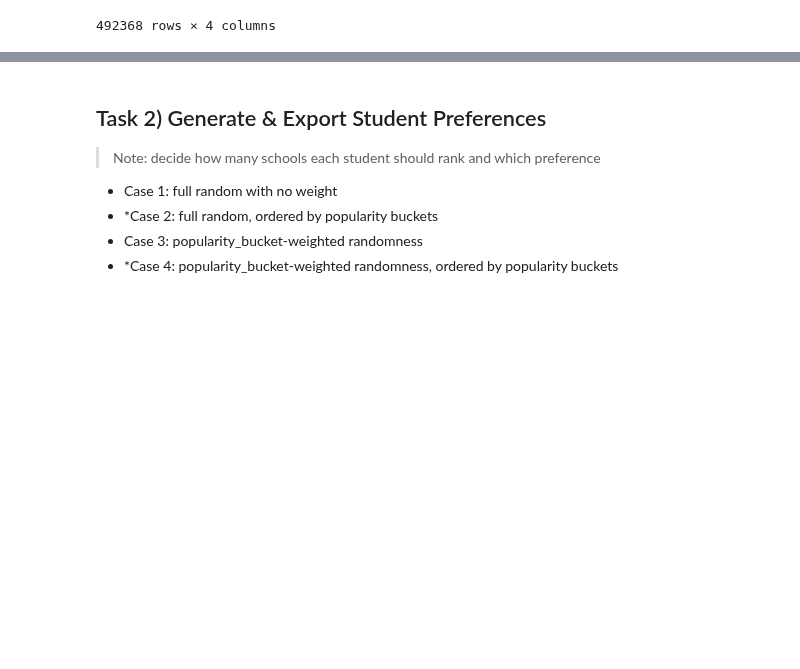
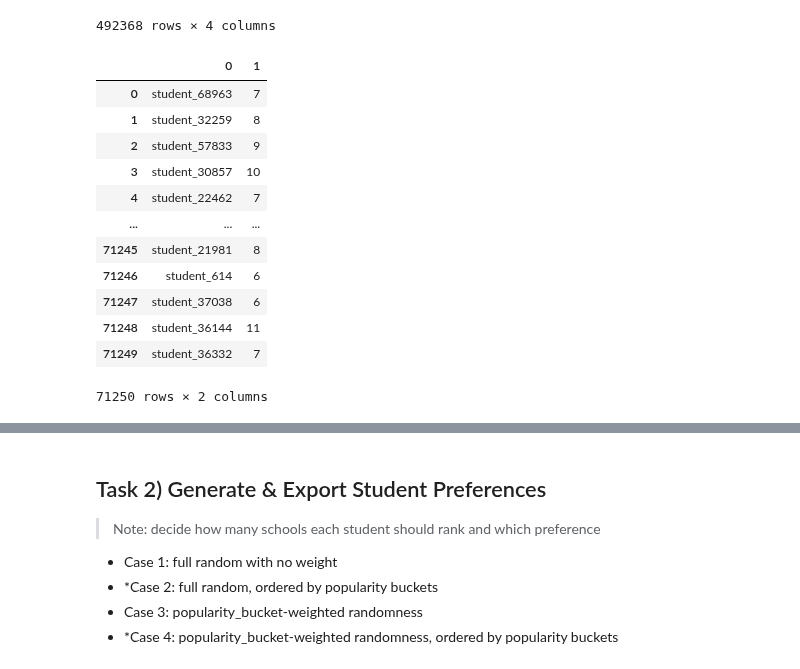
Before and after one commit to KoraSHughes/DataLife, a Jupyter notebook: BackEnd/load.ipynb, the cells around one changed output, grey strips where cells are left out. Drawn from its saved outputs; the diff is of its cells as text; code cells hidden in the pictures; blank space fills up the shorter version.

```diff
--- a/BackEnd/load.ipynb
+++ b/BackEnd/load.ipynb
@@ -624,3 +624,23 @@ ranking_df
 | 492366 | student_36332 | 28Q686 | 5 | 0.166667 |
 | 492367 | student_36332 | 24Q585 | 6 | 0.142857 |
 492368 rows × 4 columns
+# %%
+student_counter = dict([[sid, 0] for sid in ranking_df["Student_Id"].unique()])
+for i, row in ranking_df.iterrows():
+    student_counter[row["Student_Id"]] += 1
+num_rank = pd.DataFrame(student_counter.items())
+num_rank
+# %% [output]
+|  | 0 | 1 |
+| 0 | student_68963 | 7 |
+| 1 | student_32259 | 8 |
+| 2 | student_57833 | 9 |
+| 3 | student_30857 | 10 |
+| 4 | student_22462 | 7 |
+| ... | ... | ... |
+| 71245 | student_21981 | 8 |
+| 71246 | student_614 | 6 |
+| 71247 | student_37038 | 6 |
+| 71248 | student_36144 | 11 |
+| 71249 | student_36332 | 7 |
+71250 rows × 2 columns
```
Also changed, not shown: parts of 2 cells of this notebook, 3 other files.
